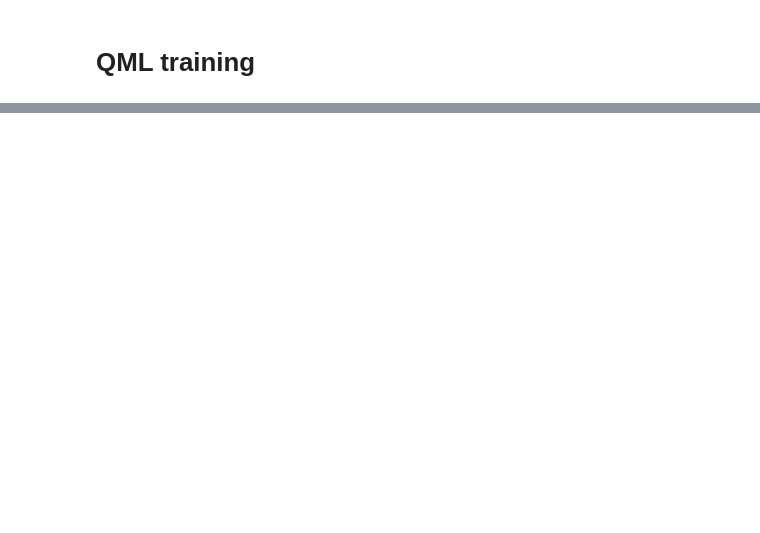
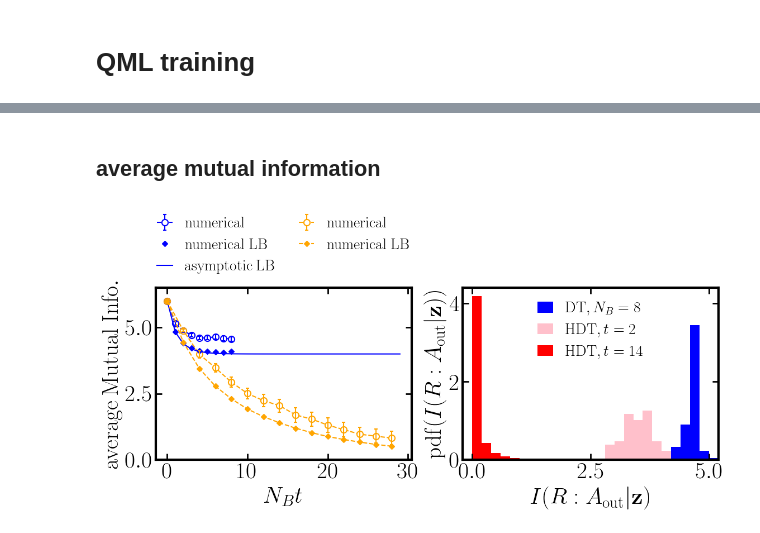
Before and after one commit to bzGit06/HaarQML, a Jupyter notebook: QTM_haar.ipynb, the cells around one changed output, grey strips where cells are left out. Cells and saved outputs as stored; diff of their text form; code cells hidden in the pictures; blank space fills up the shorter version.

```diff
--- a/QTM_haar.ipynb
+++ b/QTM_haar.ipynb
@@ -2333,0 +658,68 @@ plt.subplots_adjust(wspace=0.25, hspace=0.1)
+# %% [markdown]
+## average mutual information
+# %%
+idx = 25
+
+avgS1 = np.load('data/info_flow/avgS1_Na3.npy')
+S1 = np.load('data/info_flow/vnEntropy_Na3.npz')
+S1std = [np.std(S1[f'arr_{j}'][idx]) for j in range(len(S1))]
+S1worst = [2*np.max(S1[f'arr_{j}'][idx]) for j in range(len(S1))]
+avgS2 = np.load('data/info_flow/avgS2_Na3.npy')
+
+avgS1_ho = np.load('data/info_flow/avgS1_Na3Nb2.npy')
+S1_ho1 = np.load('data/info_flow/vnEntropy_Na3Nb2_ex.npz')
+S1_ho2 = np.load('data/info_flow/vnEntropy_Na3Nb2_mc.npy')
+S1_ho = [S1_ho1[f'arr_{j}'] for j in range(len(S1_ho1))]
+S1_ho.extend([S1_ho2[j] for j in range(len(S1_ho2))])
+S1std_ho = [np.std(S1_ho[j][idx]) for j in range(len(S1_ho))]
+S1_ho_worst = [2*np.max(S1_ho[j][idx]) for j in range(len(S1_ho))]
+avgS2_ho = np.load('data/info_flow/avgS2_Na3Nb2.npy')
+
+
+dA = 2**3
+dB = 2.**np.arange(30)
+
+fig, axs = plt.subplots(1, 2, figsize=(13, 4))
+ax, ax2 = axs
+ax.errorbar(np.arange(9), 2*avgS1[:, idx], yerr=np.hstack(([0], S1std)), fmt='o--', mfc='white', barsabove=True,
+        capsize=2, markersize=8, markeredgewidth=1.5, c='b', label=r'$\rm numerical$')
+#ax.plot(np.hstack((6, S1worst)), '^--', markersize=6, c='b', label=r'$\rm numerical\:worst\:case$')
+ax.plot(2*avgS2.mean(1), 'D', markersize=5, c='b', label=r'$\rm numerical\:LB$')
+ax.plot(-2*np.log2(2/dA * (1 - 1/(2*dB))), c='b', label=r'$\rm asymptotic\:LB$')
+
+t_end = 15
+ax.errorbar(2*np.arange(t_end), 2*avgS1_ho[:t_end, idx], yerr=np.hstack(([0], S1std_ho))[:t_end], fmt='o--', mfc='white', barsabove=True,
+        capsize=2, markersize=8, markeredgewidth=1.5, c='orange', label=r'$\rm numerical$')
+ax.plot(2*np.arange(t_end), 2*avgS2_ho[:t_end].mean(1), 'D--', markersize=5, c='orange',
+        label=r'$\rm numerical\:LB$')
+#ax.plot(2*np.arange(t_end), np.hstack((6, S1_ho_worst))[:t_end], '^--', markersize=6, c='orange', label=r'$\rm numerical\:worst\:case$')
+
+handles, labels = ax.get_legend_handles_labels()
+#print(labels)
+label_idx = [3, 0, 1, 4, 2]
+handles_re = [handles[i] for i in label_idx]
+labels_re = [labels[i] for i in label_idx]
+ax.legend(handles_re, labels_re, fontsize=20, handlelength=1, ncol=2, columnspacing=1.5,
+        loc='lower left', bbox_to_anchor=(-0.05, 1.), framealpha=0)
+ax.set_ylabel(r'${\rm average\:Mutual\:Info.}$', fontsize=30)
+ax.set_xlabel(r'$N_B t$', fontsize=30)
+ax.set_ylim(0, 6.5)
+ax.set_xticks(np.arange(4)*10)
+ax.tick_params(direction='in', top='on', right='on', length=8, width=2, labelsize=30)
+
+ax2.hist(2*S1['arr_7'][idx], bins=30, range=(0, 6), density=True, color='b', label=r'${\rm DT}, N_B = 8$')
+ax2.hist(2*S1_ho[2][idx], bins=30, range=(0, 6), density=True, color='pink', label=r'${\rm HDT}, t=2$')
+ax2.hist(2*S1_ho[-1][idx], bins=30, range=(0, 6), density=True, color='r', label=r'${\rm HDT}, t=14$')
+ax2.legend(fontsize=20, framealpha=0, handlelength=1)
+ax2.set_xlabel(r'$I(R:A_{\rm out}|\mathbf{z})$', fontsize=30)
+ax2.set_ylabel(r'${\rm pdf}(I(R:A_{\rm out}|\mathbf{z}))$', fontsize=30)
+ax2.set_xticks(np.arange(3)*2.5)
+ax2.set_xlim(-0.2, 5.2)
+ax2.tick_params(direction='in', top='on', right='on', length=8, width=2, labelsize=30)
+
+
+plt.savefig('figures/avgMI.svg', bbox_inches='tight')
+plt.show()
+plt.close()
+# %% [output]
+[figure, added]
```
Also changed, not shown: parts of 130 cells of this notebook, 4 other files.
